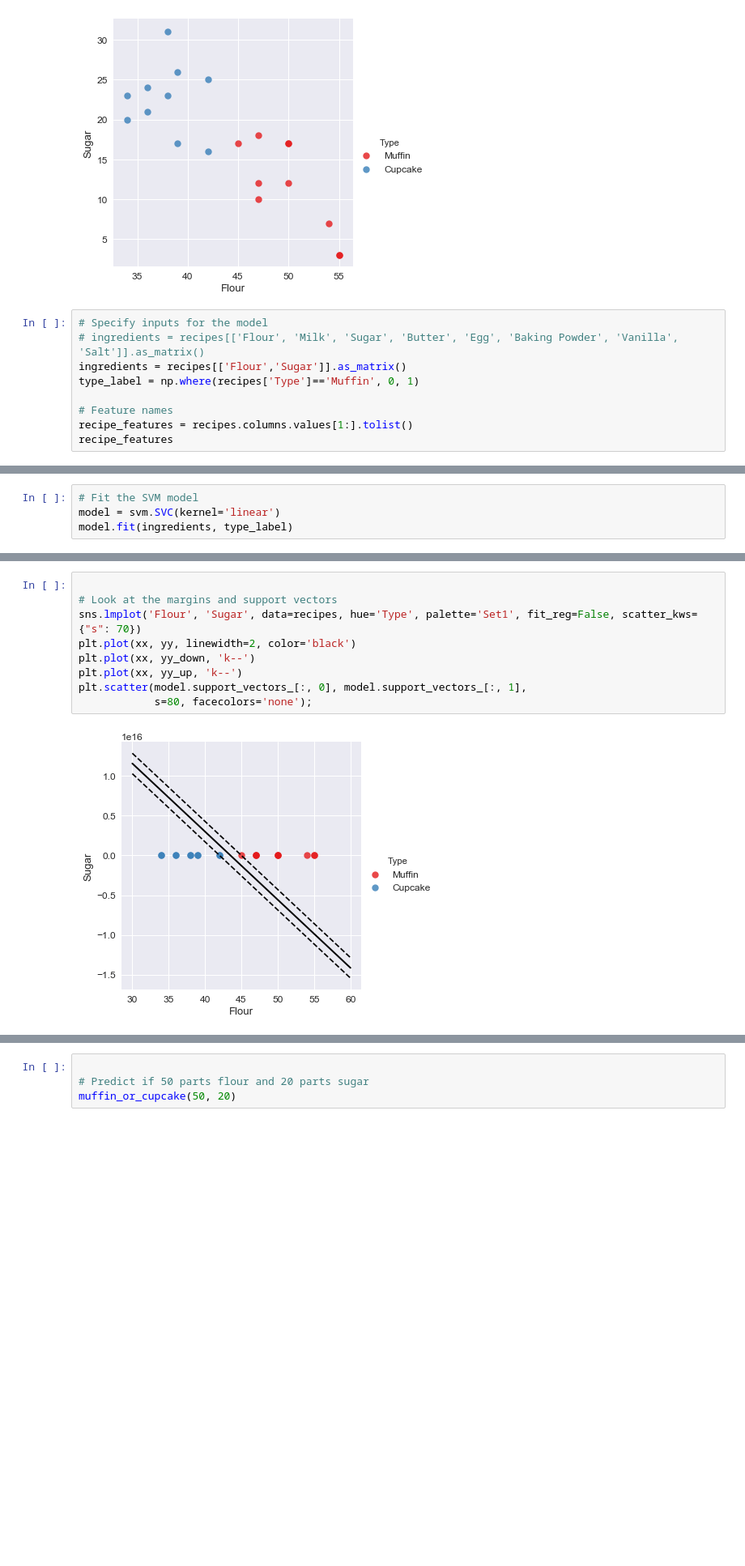
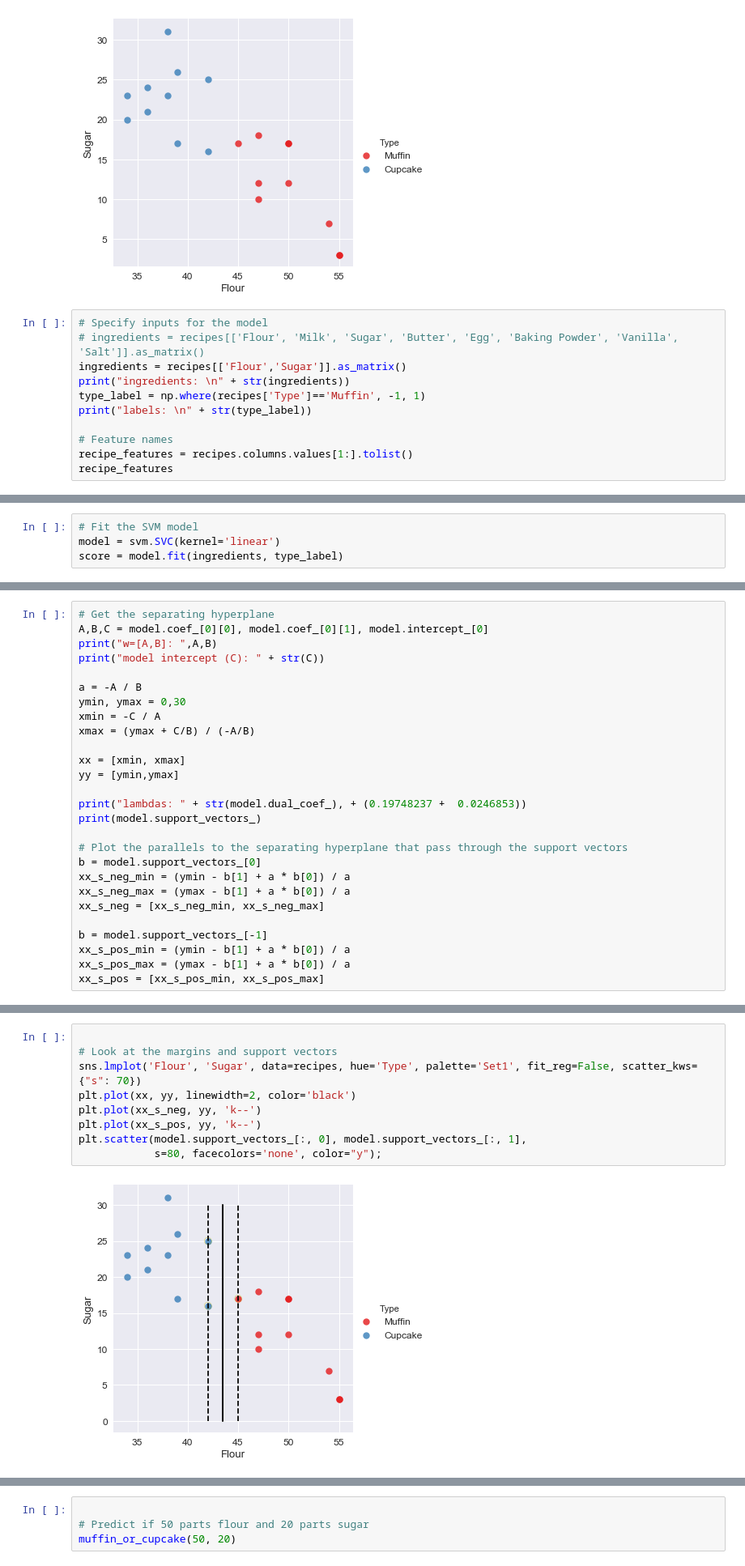
Before and after one commit to m11chal/mro-svm, a Jupyter notebook: Muffins_vs_Cupcake.ipynb, the cells around one changed output, grey strips where cells are left out. Shown: that part at 81% size. Drawn from its saved outputs; the diff is of its cells as text; blank space fills up the shorter version.

Commit message:
svc muffins and roc basis done

```diff
--- a/Muffins_vs_Cupcake.ipynb
+++ b/Muffins_vs_Cupcake.ipynb
@@ -48,7 +50,9 @@ sns.lmplot('Flour', 'Sugar', data=recipes, hue='Type',
 # Specify inputs for the model
 # ingredients = recipes[['Flour', 'Milk', 'Sugar', 'Butter', 'Egg', 'Baking Powder', 'Vanilla', 'Salt']].as_matrix()
 ingredients = recipes[['Flour','Sugar']].as_matrix()
-type_label = np.where(recipes['Type']=='Muffin', 0, 1)
+print("ingredients: \n" + str(ingredients))
+type_label = np.where(recipes['Type']=='Muffin', -1, 1)
+print("labels: \n" + str(type_label))
 
 # Feature names
 recipe_features = recipes.columns.values[1:].tolist()
@@ -58,4 +79,4 @@ recipe_features
 # %%
 # Fit the SVM model
 model = svm.SVC(kernel='linear')
-model.fit(ingredients, type_label)
+score = model.fit(ingredients, type_label)
@@ -78,0 +83,27 @@ yy_up = a * xx + (b[1] - a * b[0])
+# %%
+# Get the separating hyperplane
+A,B,C = model.coef_[0][0], model.coef_[0][1], model.intercept_[0]
+print("w=[A,B]: ",A,B)
+print("model intercept (C): " + str(C))
+
+a = -A / B
+ymin, ymax = 0,30
+xmin = -C / A
+xmax = (ymax + C/B) / (-A/B)
+
+xx = [xmin, xmax]
+yy = [ymin,ymax]
+
+print("lambdas: " + str(model.dual_coef_), + (0.19748237 +  0.0246853))
+print(model.support_vectors_)
+
+# Plot the parallels to the separating hyperplane that pass through the support vectors
+b = model.support_vectors_[0]
+xx_s_neg_min = (ymin - b[1] + a * b[0]) / a
+xx_s_neg_max = (ymax - b[1] + a * b[0]) / a
+xx_s_neg = [xx_s_neg_min, xx_s_neg_max]
+
+b = model.support_vectors_[-1]
+xx_s_pos_min = (ymin - b[1] + a * b[0]) / a
+xx_s_pos_max = (ymax - b[1] + a * b[0]) / a
+xx_s_pos = [xx_s_pos_min, xx_s_pos_max]
@@ -85,11 +123,11 @@ plt.plot(xx, yy, linewidth=2, color='black');
 # %%
 
 # Look at the margins and support vectors
 sns.lmplot('Flour', 'Sugar', data=recipes, hue='Type', palette='Set1', fit_reg=False, scatter_kws={"s": 70})
 plt.plot(xx, yy, linewidth=2, color='black')
-plt.plot(xx, yy_down, 'k--')
-plt.plot(xx, yy_up, 'k--')
+plt.plot(xx_s_neg, yy, 'k--')
+plt.plot(xx_s_pos, yy, 'k--')
 plt.scatter(model.support_vectors_[:, 0], model.support_vectors_[:, 1],
-            s=80, facecolors='none');
+            s=80, facecolors='none', color="y");
 # %% [output]
-[figure, old version]
+[figure, new version]
```
Also changed, not shown: parts of 12 cells of this notebook, 3 other files.
